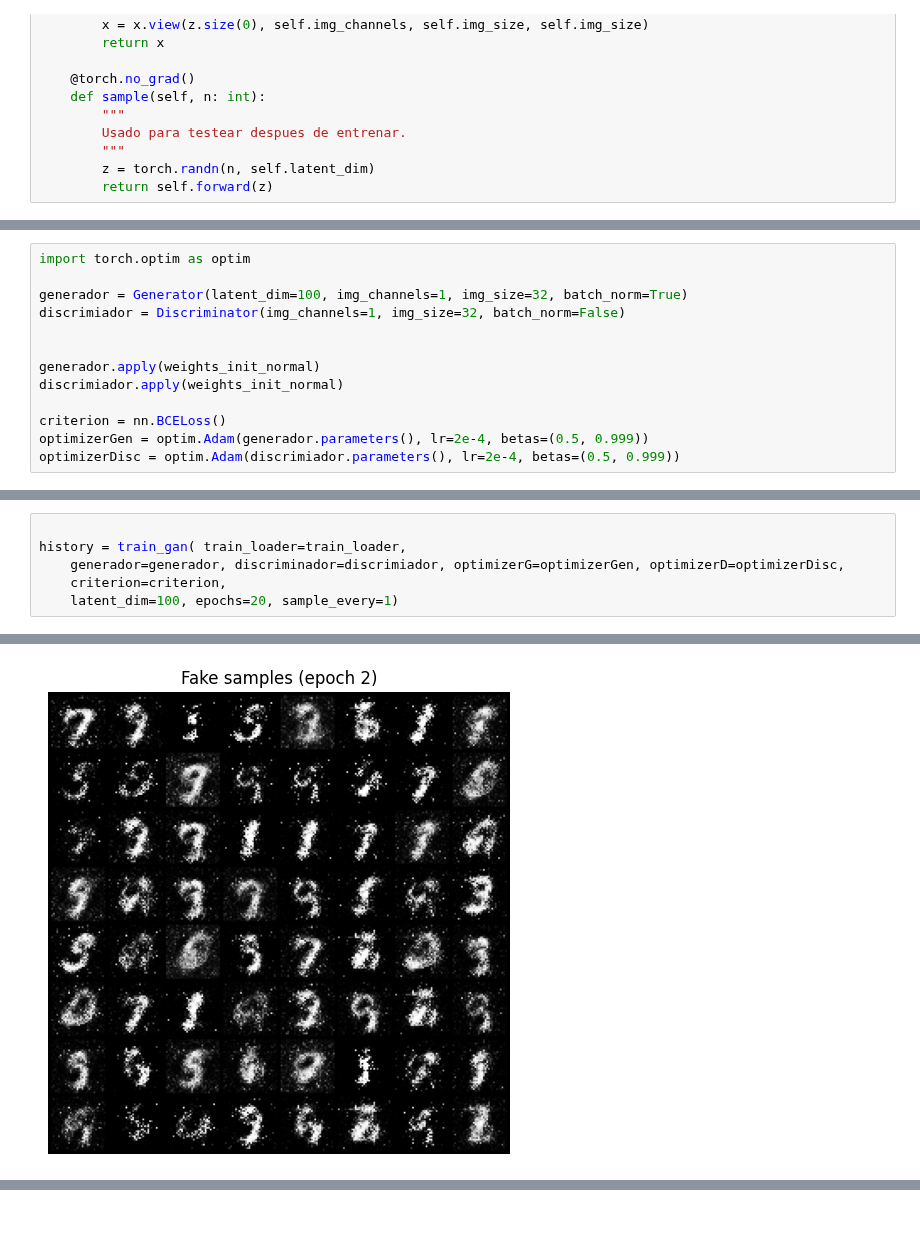
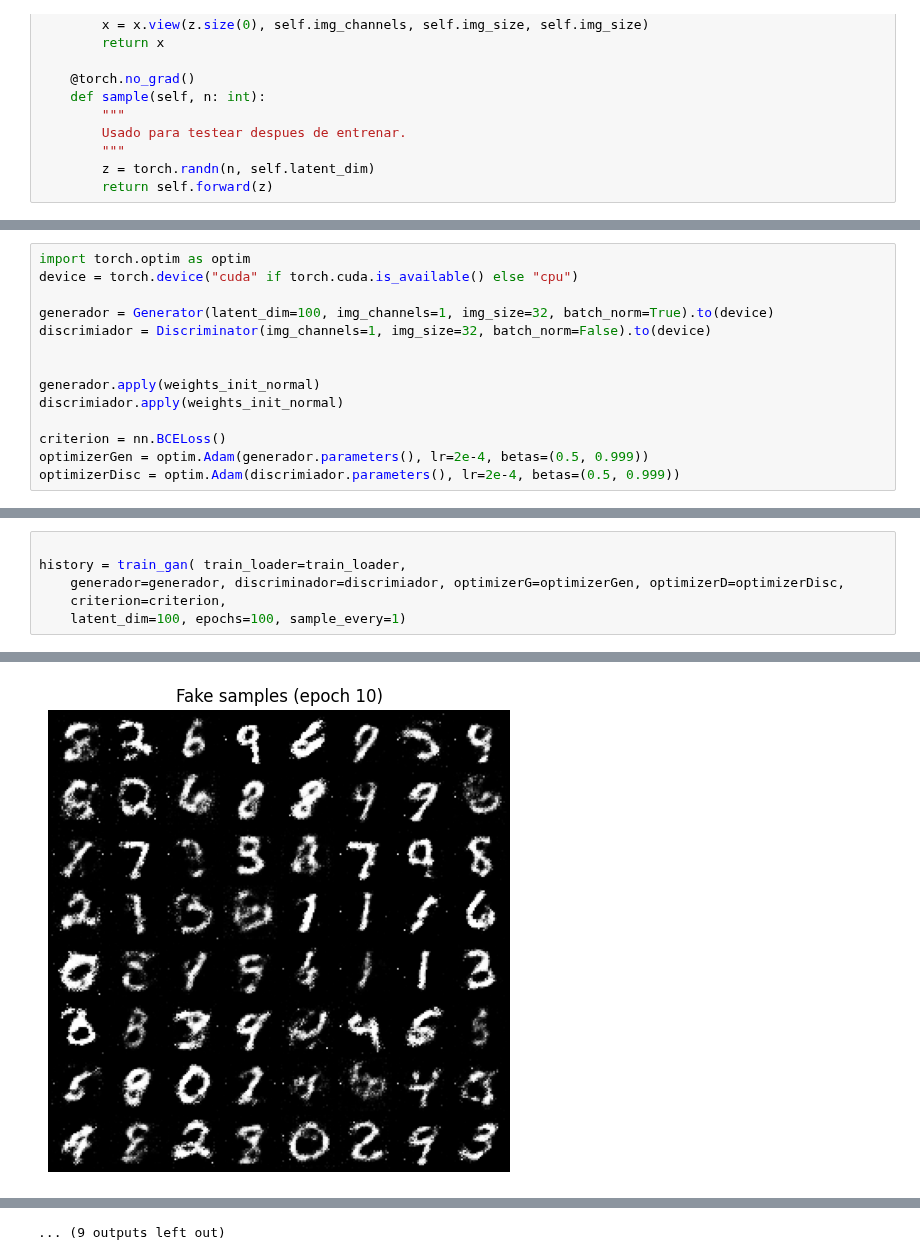
Before and after one commit to pablo-reyes8/pytorch-gans, a Jupyter notebook: gan-model/gan_full.ipynb, the cells around one changed output, grey strips where cells are left out. Cells and saved outputs as stored; diff of their text form; blank space fills up the shorter version.

```diff
--- a/gan-model/gan_full.ipynb
+++ b/gan-model/gan_full.ipynb
@@ -163,9 +162,10 @@ def weights_init_normal(m):
         nn.init.zeros_(m.bias)
 # %%
 import torch.optim as optim
+device = torch.device("cuda" if torch.cuda.is_available() else "cpu")
 
-generador = Generator(latent_dim=100, img_channels=1, img_size=32, batch_norm=True)
-discrimiador = Discriminator(img_channels=1, img_size=32, batch_norm=False)
+generador = Generator(latent_dim=100, img_channels=1, img_size=32, batch_norm=True).to(device)
+discrimiador = Discriminator(img_channels=1, img_size=32, batch_norm=False).to(device)
 
 
 generador.apply(weights_init_normal)
@@ -310,5 +320,5 @@ def train_gan(train_loader, generador, discriminador,
 history = train_gan( train_loader=train_loader,
     generador=generador, discriminador=discrimiador, optimizerG=optimizerGen, optimizerD=optimizerDisc,
     criterion=criterion,
-    latent_dim=100, epochs=20, sample_every=1)
+    latent_dim=100, epochs=100, sample_every=1)
 # %% [output]
@@ -316 +328 @@ history = train_gan( train_loader=train_loader,
-[figure, old version]
+[figure, new version]
@@ -332,0 +343 @@ history = train_gan( train_loader=train_loader,
+... (9 outputs left out)
```
Also changed, not shown: parts of 6 cells of this notebook.
